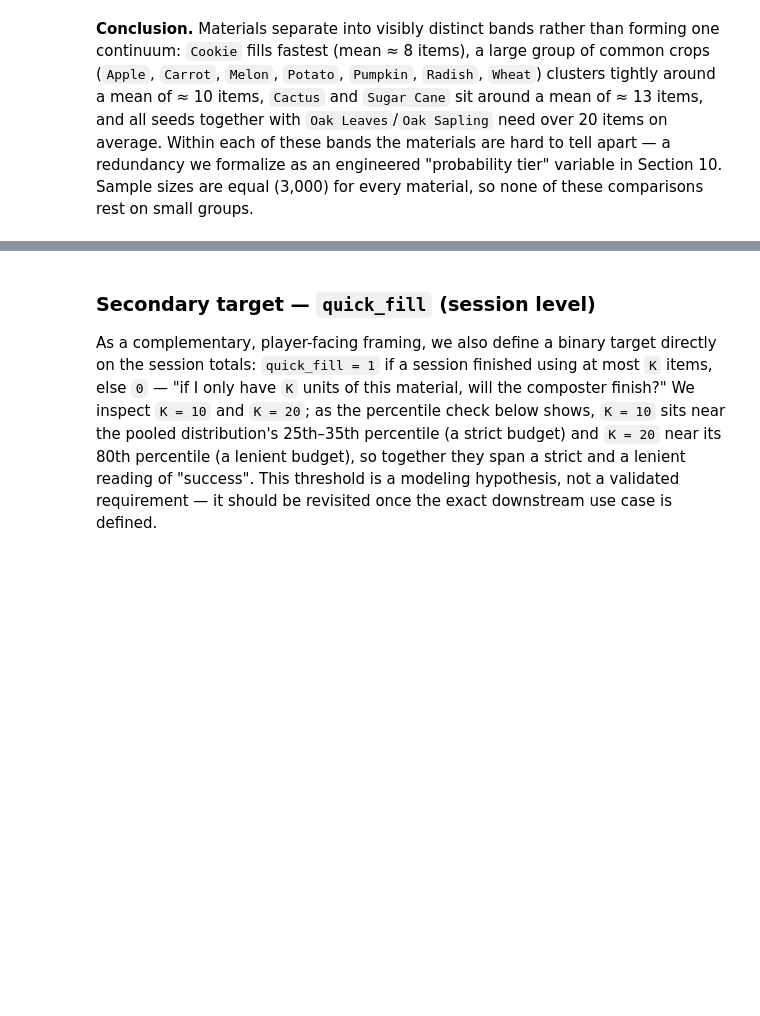
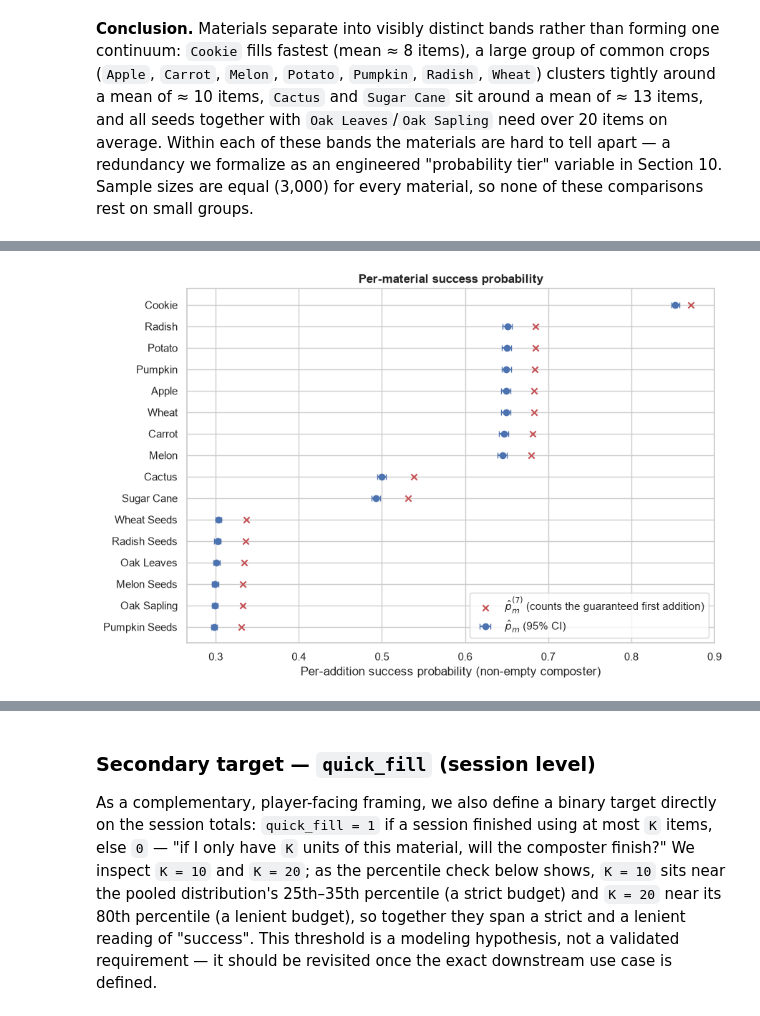
Before and after one commit to errodd/minecraft_composting_success_predictor, a Jupyter notebook: notebooks/01_eda.ipynb, the cells around one changed output, grey strips where cells are left out. Saved outputs shown, nothing was run; the diff lists cells and outputs as text; code cells hidden in the pictures; blank space fills up the shorter version.

```diff
--- a/notebooks/01_eda.ipynb
+++ b/notebooks/01_eda.ipynb
@@ -774,0 +1203,14 @@ balance" number for this dataset without saying which granularity it refers to.
+# %%
+p_from_attempts = attempts.groupby("material").agg(
+    n_attempts=("level_increased", "size"),
+    rate_all_attempts=("level_increased", "mean"),
+)
+p_from_attempts["rate_non_empty_attempts"] = (
+    attempts[attempts["composter_empty"] == 0].groupby("material")["level_increased"].mean()
+)
+p_hat_table = p_from_attempts.join(session_estimates[["p_hat_7_random", "p_hat", "se_p_hat"]])
+
+assert np.allclose(p_hat_table["rate_all_attempts"], p_hat_table["p_hat_7_random"])
+assert np.allclose(p_hat_table["rate_non_empty_attempts"], p_hat_table["p_hat"])
+print("Attempt-level rates reproduce the session-level estimators exactly: the expansion adds no information.")
+p_hat_table.sort_values("p_hat", ascending=False)
@@ -774,0 +1237,19 @@ balance" number for this dataset without saying which granularity it refers to.
+# %%
+order = p_hat_table.sort_values("p_hat").index
+y_pos = np.arange(len(order))
+vals = p_hat_table.loc[order, "p_hat"]
+errs = 1.96 * p_hat_table.loc[order, "se_p_hat"]
+
+fig, ax = plt.subplots(figsize=(9, 6))
+ax.errorbar(vals, y_pos, xerr=errs, fmt="o", color="#4C72B0", capsize=3, label=r"$\hat{p}_m$ (95% CI)")
+ax.scatter(p_hat_table.loc[order, "p_hat_7_random"], y_pos, marker="x", color="#C44E52",
+           label=r"$\hat{p}_m^{(7)}$ (counts the guaranteed first addition)")
+ax.set_yticks(y_pos)
+ax.set_yticklabels(order)
+ax.set_xlabel("Per-addition success probability (non-empty composter)")
+ax.set_title("Per-material success probability")
+ax.legend(loc="lower right")
+plt.tight_layout()
+plt.show()
+# %% [output]
+[figure, added]
```
Also changed, not shown: parts of 89 cells of this notebook, 6 other files.
